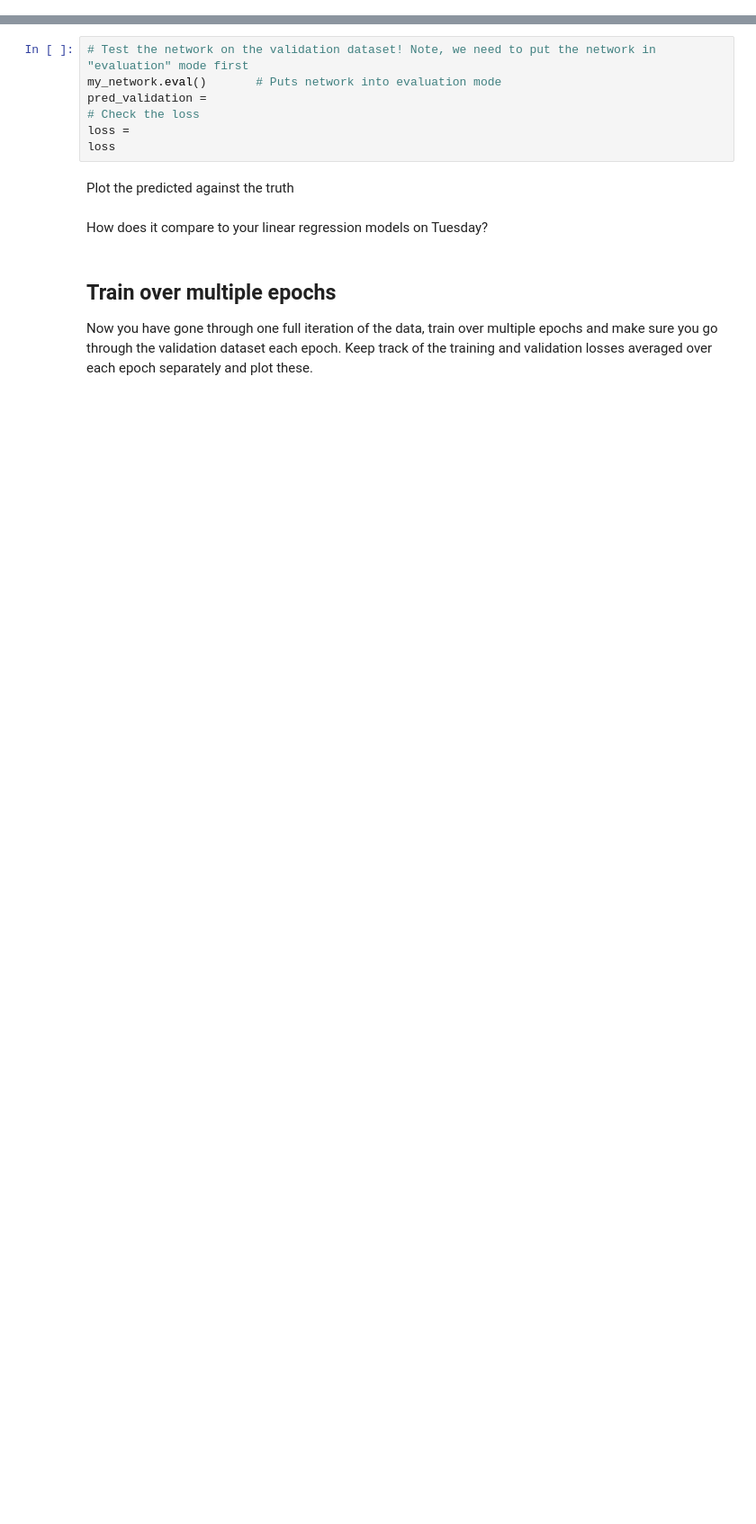
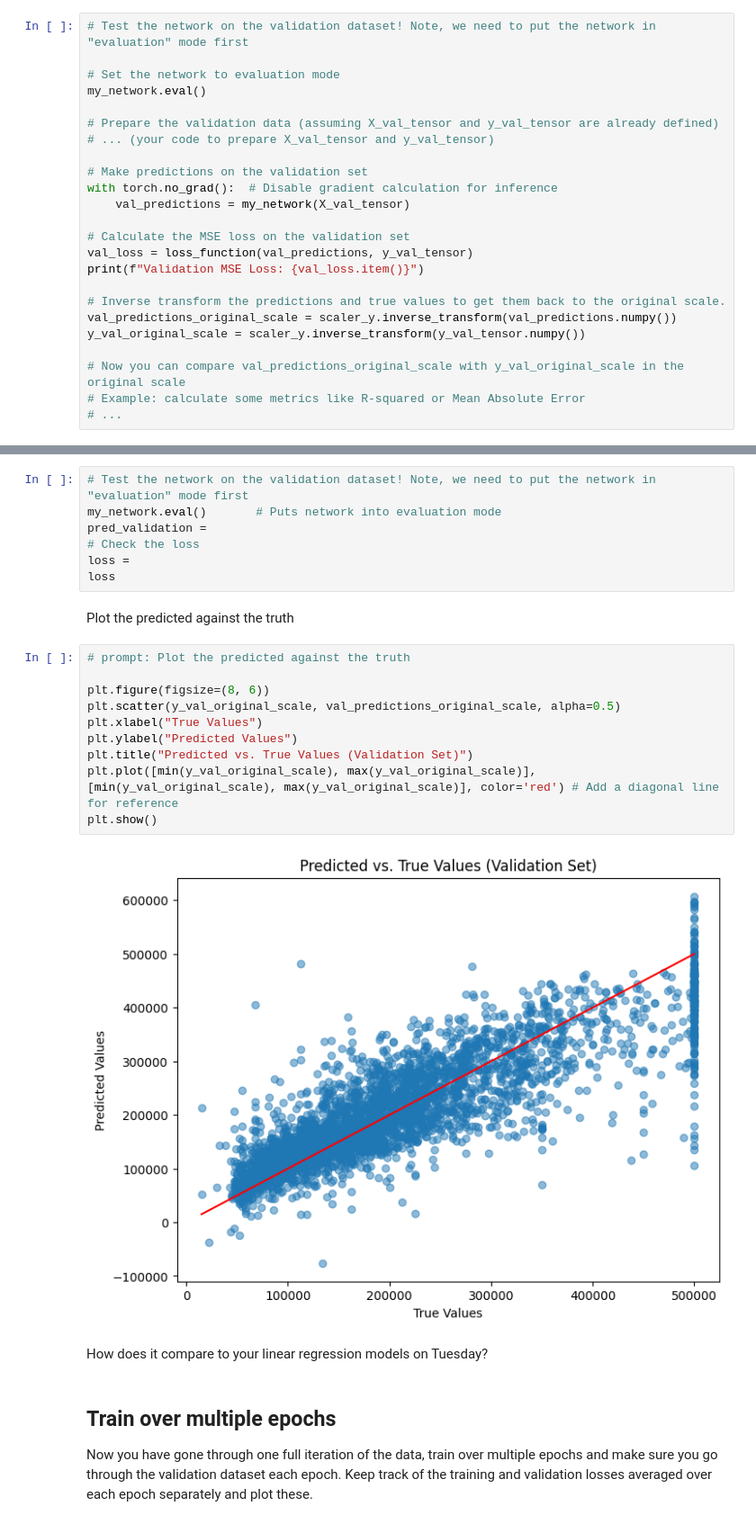
Before and after one commit to HRMMOx/climate-analysis, a Jupyter notebook: 3_deeplearning/3-DeepLearning_HousePrice.ipynb, the cells around one changed output, grey strips where cells are left out. Shown at 90% size. Drawn from its saved outputs; the diff is of its cells as text; blank space fills up the shorter version.

```diff
--- a/3_deeplearning/3-DeepLearning_HousePrice.ipynb
+++ b/3_deeplearning/3-DeepLearning_HousePrice.ipynb
@@ -261,0 +288,24 @@ dataloader_validation =
+# %%
+# Test the network on the validation dataset! Note, we need to put the network in "evaluation" mode first
+
+# Set the network to evaluation mode
+my_network.eval()
+
+# Prepare the validation data (assuming X_val_tensor and y_val_tensor are already defined)
+# ... (your code to prepare X_val_tensor and y_val_tensor)
+
+# Make predictions on the validation set
+with torch.no_grad():  # Disable gradient calculation for inference
+    val_predictions = my_network(X_val_tensor)
+
+# Calculate the MSE loss on the validation set
+val_loss = loss_function(val_predictions, y_val_tensor)
+print(f"Validation MSE Loss: {val_loss.item()}")
+
+# Inverse transform the predictions and true values to get them back to the original scale.
+val_predictions_original_scale = scaler_y.inverse_transform(val_predictions.numpy())
+y_val_original_scale = scaler_y.inverse_transform(y_val_tensor.numpy())
+
+# Now you can compare val_predictions_original_scale with y_val_original_scale in the original scale
+# Example: calculate some metrics like R-squared or Mean Absolute Error
+# ...
@@ -268,6 +320,18 @@ loss =
 loss
 # %% [markdown]
 Plot the predicted against the truth
+# %%
+# prompt: Plot the predicted against the truth
+
+plt.figure(figsize=(8, 6))
+plt.scatter(y_val_original_scale, val_predictions_original_scale, alpha=0.5)
+plt.xlabel("True Values")
+plt.ylabel("Predicted Values")
+plt.title("Predicted vs. True Values (Validation Set)")
+plt.plot([min(y_val_original_scale), max(y_val_original_scale)], [min(y_val_original_scale), max(y_val_original_scale)], color='red') # Add a diagonal line for reference
+plt.show()
+# %% [output]
+[figure, added]
 # %% [markdown]
 How does it compare to your linear regression models on Tuesday?
 # %% [markdown]
```
Also changed, not shown: parts of 5 cells of this notebook.
